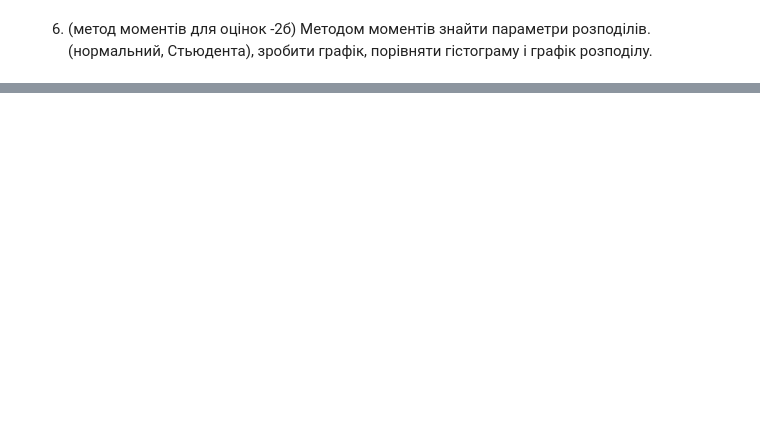
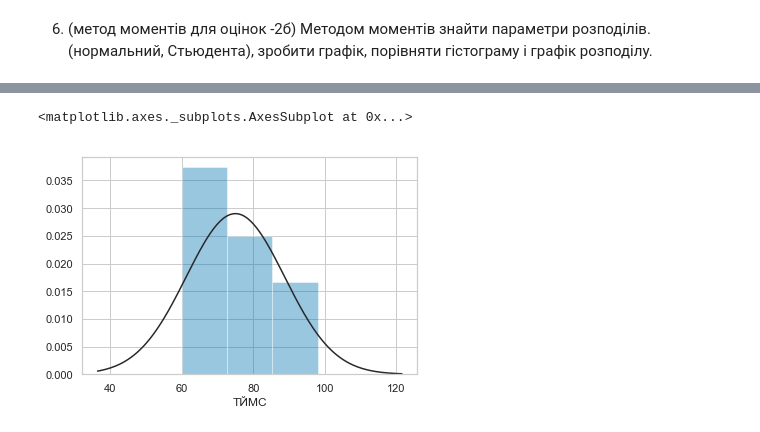
Before and after one commit to EddieKro/Data-Analysis, a Jupyter notebook: projects/poll/PM4_EDA.ipynb, the cells around one changed output, grey strips where cells are left out. Saved outputs shown, nothing was run; the diff lists cells and outputs as text; code cells hidden in the pictures; blank space fills up the shorter version.

```diff
--- a/projects/poll/PM4_EDA.ipynb
+++ b/projects/poll/PM4_EDA.ipynb
@@ -356,0 +293,5 @@ sns.distplot(np.random.normal(mu,sigma,20),fit=stats.norm,kde=False);
+# %%
+sns.distplot(marks['ТЙМС'],fit=stats.t,kde=False)
+# %% [output]
+<matplotlib.axes._subplots.AxesSubplot at 0x...>
+[figure, added]
```
Also changed, not shown: parts of 10 cells of this notebook, 1 other file.
